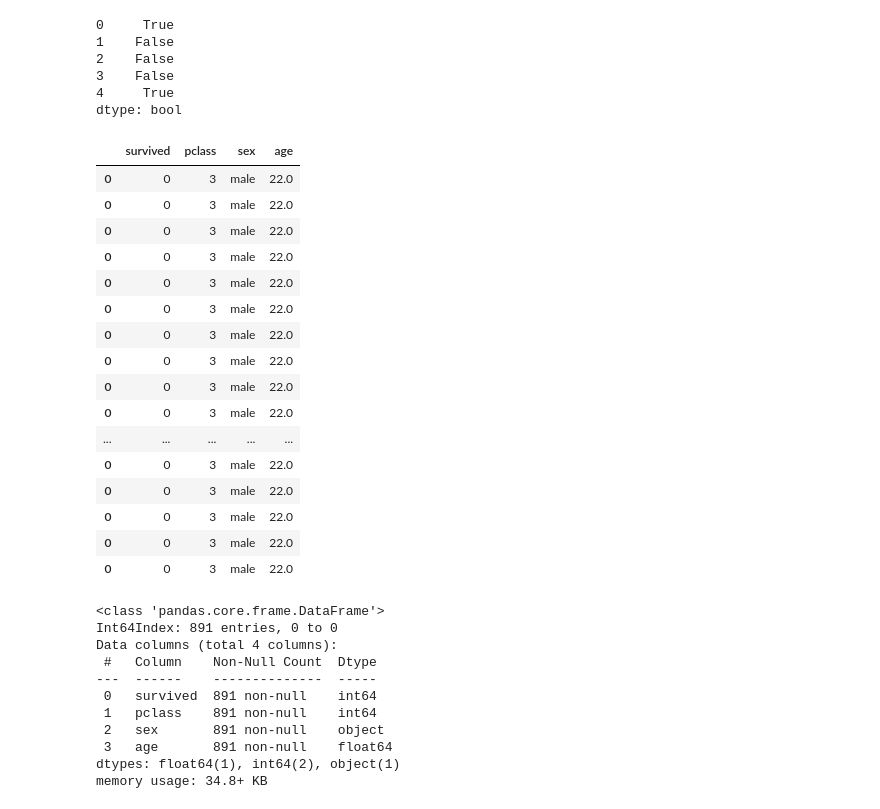
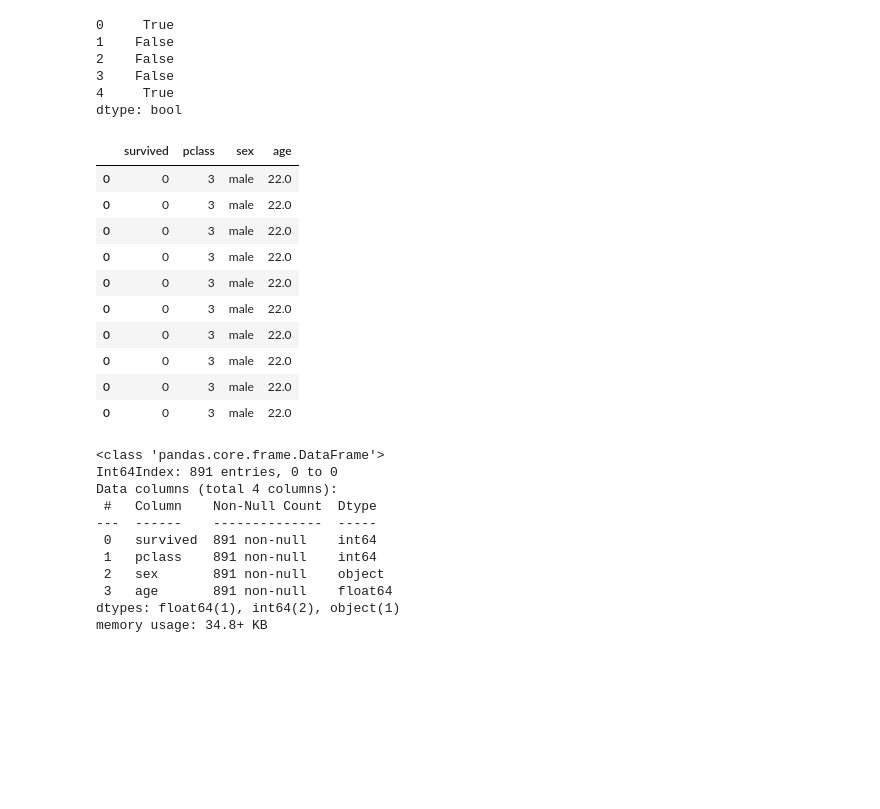
Before and after one commit to dthomas-hkd/pandas_intro, a Jupyter notebook: 03_Pandas_Intermediate_2.ipynb, the cells around one changed output. Saved outputs shown, nothing was run; the diff lists cells and outputs as text; code cells hidden in the pictures; blank space fills up the shorter version.

```diff
--- a/03_Pandas_Intermediate_2.ipynb
+++ b/03_Pandas_Intermediate_2.ipynb
@@ -385,25 +406,19 @@ Name: age, dtype: bool
 dtype: bool
 # %%
 male_adult = titanic.loc[mask1 % mask2, ["survived", "pclass", "sex", "age"]]
-male_adult.head(20)
+male_adult.head(10)
 # %% [output]
 |  | survived | pclass | sex | age |
 | 0 | 0 | 3 | male | 22.0 |
 | 0 | 0 | 3 | male | 22.0 |
 | 0 | 0 | 3 | male | 22.0 |
 | 0 | 0 | 3 | male | 22.0 |
 | 0 | 0 | 3 | male | 22.0 |
 | 0 | 0 | 3 | male | 22.0 |
 | 0 | 0 | 3 | male | 22.0 |
 | 0 | 0 | 3 | male | 22.0 |
 | 0 | 0 | 3 | male | 22.0 |
 | 0 | 0 | 3 | male | 22.0 |
-| ... | ... | ... | ... | ... |
-| 0 | 0 | 3 | male | 22.0 |
-| 0 | 0 | 3 | male | 22.0 |
-| 0 | 0 | 3 | male | 22.0 |
-| 0 | 0 | 3 | male | 22.0 |
-| 0 | 0 | 3 | male | 22.0 |
 # %%
 male_adult.info()
 # %% [output]
```
Also changed, not shown: parts of 12 cells of this notebook, 17 other files.
